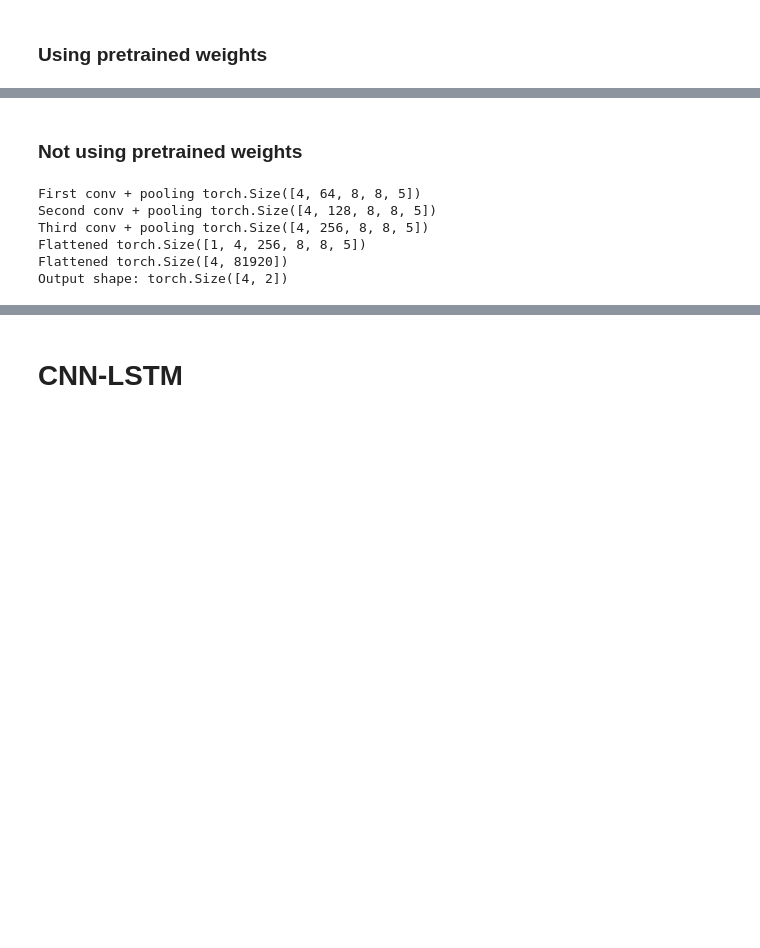
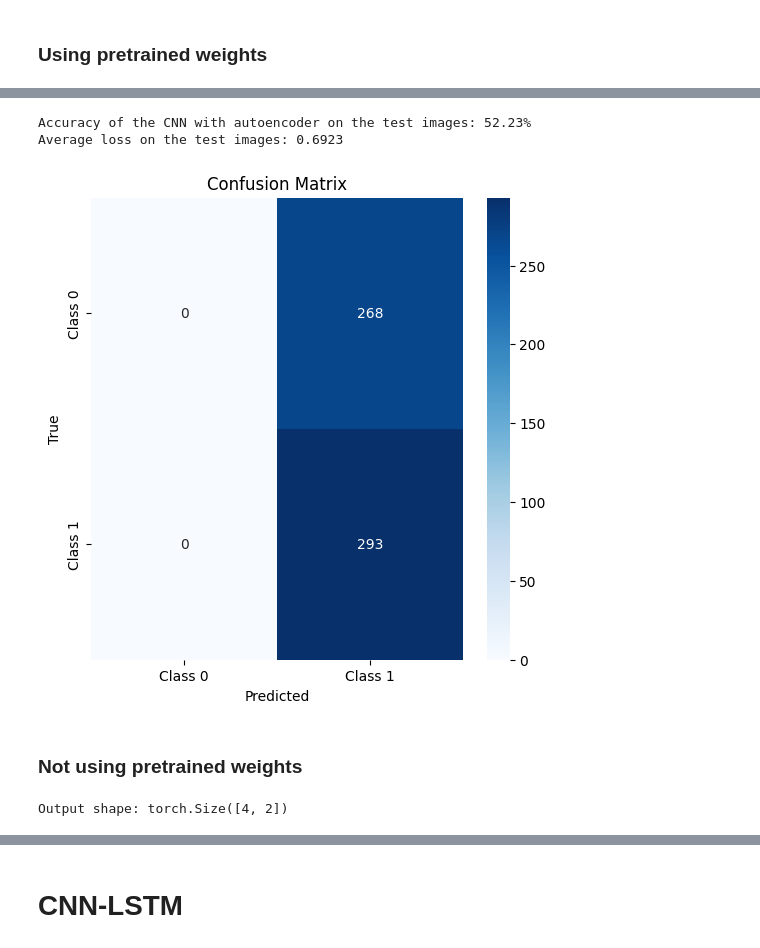
Before and after one commit to yasty-sanchez/ADHD_fMRI_DL, a Jupyter notebook: experiments.ipynb, the cells around one changed output, grey strips where cells are left out. Cells and saved outputs as stored; diff of their text form; code cells hidden in the pictures; blank space fills up the shorter version.

```diff
--- a/experiments.ipynb
+++ b/experiments.ipynb
@@ -127,13 +141,15 @@ from torch.utils.data import DataLoader, Dataset, Subset
 from sklearn.model_selection import StratifiedShuffleSplit
 import torch
 
-# Create StratifiedShuffleSplit object to split into training and test sets
+# Assuming `dataset` is your instantiated FMRI_Dataset class with labels.
+
+# Create a StratifiedShuffleSplit object to split into training and test sets
 sss = StratifiedShuffleSplit(n_splits=1, test_size=0.2, random_state=42)
 
 # Ensure labels are on CPU for compatibility with sklearn
 labels_cpu = dataset.labels.cpu().numpy() if isinstance(dataset.labels, torch.Tensor) else dataset.labels
 
-# Split into training and test sets
+# Split into training/validation and test sets
 for train_val_idx, test_idx in sss.split(range(len(dataset)), labels_cpu):
     train_val_set = Subset(dataset, train_val_idx)
     testset = Subset(dataset, test_idx)
@@ -158,14 +174,14 @@ testloader = DataLoader(testset, batch_size=batch_size, shuffle=False, num_worke
 class_names = ["TDC", "ADHD"]
 
 # Verify the dataloaders
-for batch in trainloader:
-    if batch[0] is not None:
-        images, labels = batch
+# Print shapes of a sample batch from the training loader
+for images, labels in trainloader:
+    if images is not None:
+        print(f"Train - Shape of inputs: {images.shape}, Shape of labels: {labels.shape}")
         break
-        # print(f"Shape of inputs: {images.shape}, Shape of labels: {labels}")
 
-for batch in testloader:
-    if batch[0] is not None:
-        images, labels = batch
+# Print shapes of a sample batch from the test loader
+for images, labels in testloader:
+    if images is not None:
+        print(f"Test - Shape of inputs: {images.shape}, Shape of labels: {labels.shape}")
         break
-        # print(f"Shape of inputs: {images.shape}, Shape of labels: {labels}")
@@ -275,7 +294,8 @@ cnn_with_ae_model = CNNOnEncoder(trained_autoencoder, num_classes=2).to(device)
 for param in cnn_with_ae_model.encoder.parameters():
     param.requires_grad = True
 
-criterion = nn.CrossEntropyLoss()
+class_weights = torch.tensor([1.0, 1.1])
+criterion = nn.CrossEntropyLoss(weight=class_weights)
 optimizer = torch.optim.SGD(cnn_with_ae_model.parameters(), lr=0.001, momentum=0.9)
 # %%
 num_epochs = 100
@@ -394,7 +397,7 @@ trained_autoencoder.eval() # Set the model to evaluation mode
 num_classes = 2
 
 classifier_model = CNNOnEncoder(trained_autoencoder, num_classes=2).to(device)  # Initialize your classifier model
-model_state_dict = torch.load('cnn_with_ae_final.pt', weights_only=False)
+model_state_dict = torch.load('cnn_with_ae_epoch7.pt', weights_only=False)
 classifier_model.load_state_dict(model_state_dict)
 
 # Set the model to evaluation mode
@@ -428,33 +431,37 @@ with torch.no_grad():
         loss = criterion(output, labels)
 
         total_loss += loss.item()
         _, predicted = torch.max(output, 1)
         total += labels.size(0)
         correct += (predicted == labels).sum().item()
 
         # Store predictions and labels for confusion matrix
         all_labels.extend(labels.cpu().numpy())
         all_preds.extend(predicted.cpu().numpy())
 
 # Calculate accuracy and average loss
 accuracy = 100 * correct / total
 average_loss = total_loss / len(testloader)
 
 # Calculate confusion matrix
 conf_matrix = confusion_matrix(all_labels, all_preds)
 
 # Plot confusion matrix using seaborn
 fig, ax = plt.subplots(figsize=(6, 6))
 sns.heatmap(conf_matrix, annot=True, fmt="d", cmap="Blues", ax=ax,
             xticklabels=[f'Class {i}' for i in range(num_classes)],
             yticklabels=[f'Class {i}' for i in range(num_classes)])
 ax.set_xlabel('Predicted')
 ax.set_ylabel('True')
 ax.set_title('Confusion Matrix')
 
 # Print accuracy and average loss
 print(f'Accuracy of the CNN with autoencoder on the test images: {accuracy:.2f}%')
 print(f'Average loss on the test images: {average_loss:.4f}')
+# %% [output]
+Accuracy of the CNN with autoencoder on the test images: 52.23%
+Average loss on the test images: 0.6923
+[figure, added]
 # %% [markdown]
 ### Not using pretrained weights
 # %%
@@ -487,17 +492,12 @@ class SimpleCNN(nn.Module):
 simple_cnn_model = SimpleCNN(num_classes=2).to(device)
 
 criterion = nn.CrossEntropyLoss()
-optimizer = torch.optim.SGD(simple_cnn_model.parameters(), lr=0.001, momentum=0.9)
+optimizer = torch.optim.SGD(simple_cnn_model.parameters(), lr=0.005, momentum=0.9)
 
 example_input = torch.randn(4, 1, 53, 64, 46)
 example_output = simple_cnn_model(example_input.to(device))
 print("Output shape:", example_output.shape)
 # %% [output]
-First conv + pooling torch.Size([4, 64, 8, 8, 5])
-Second conv + pooling torch.Size([4, 128, 8, 8, 5])
-Third conv + pooling torch.Size([4, 256, 8, 8, 5])
-Flattened torch.Size([1, 4, 256, 8, 8, 5])
-Flattened torch.Size([4, 81920])
 Output shape: torch.Size([4, 2])
 # %%
 # Training loop
```
Also changed, not shown: parts of 8 cells of this notebook.
